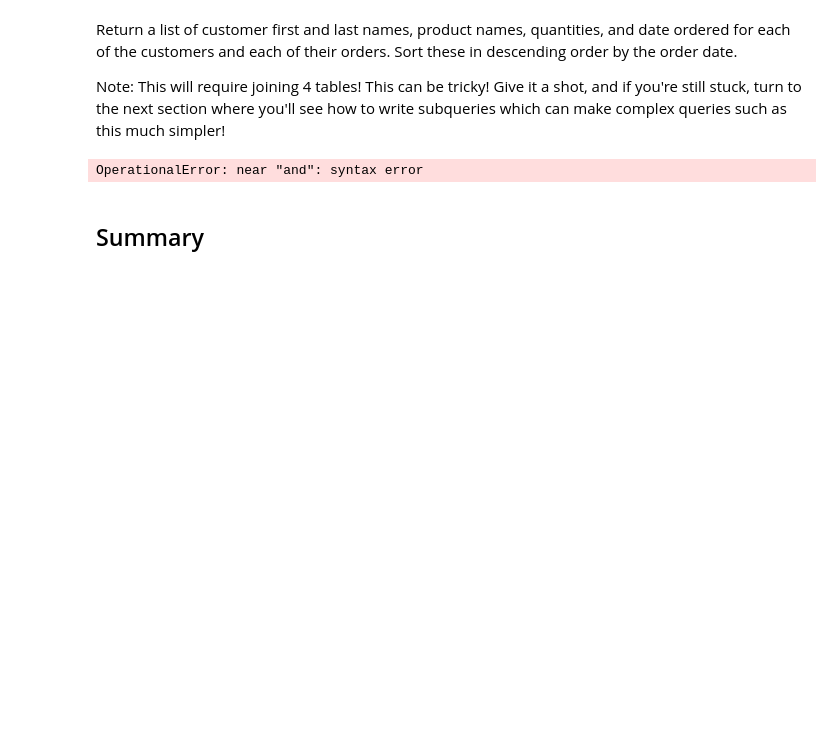
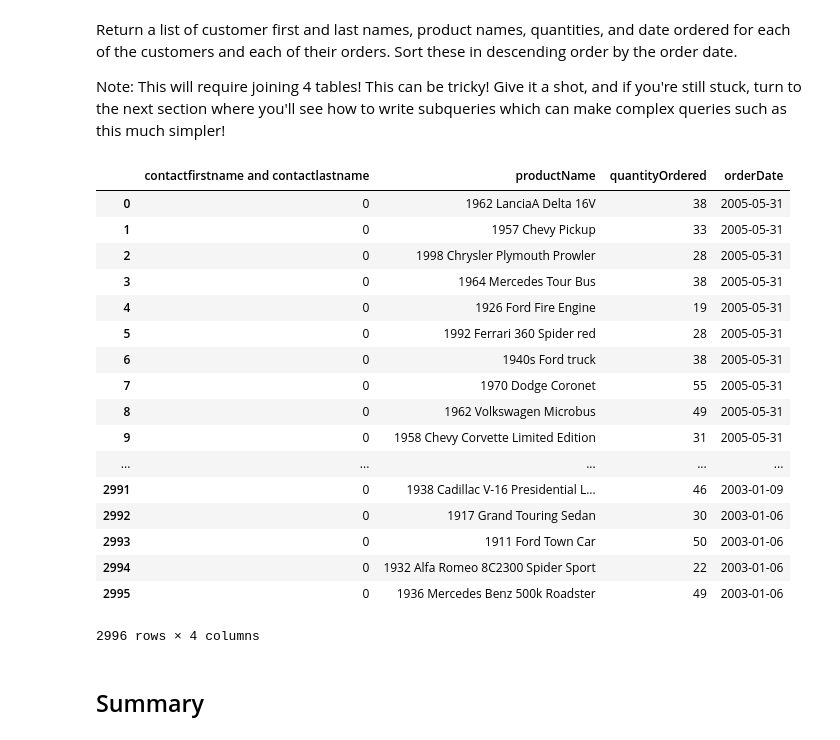
Before and after one commit to Princess-1/dsc-one-to-many-and-many-to-many-joins-lab-atlanta-ds-062419, a Jupyter notebook: index.ipynb, the cells around one changed output. Saved outputs shown, nothing was run; the diff lists cells and outputs as text; code cells hidden in the pictures; blank space fills up the shorter version.

```diff
--- a/index.ipynb
+++ b/index.ipynb
@@ -129,21 +129,38 @@ Return a list of customer first and last names, product names, quantities, and d
 Note: This will require joining 4 tables! This can be tricky! Give it a shot, and if you're still stuck, turn to the next section where you'll see how to write subqueries which can make complex queries such as this much simpler!
 # %%
 # Your code here
-c.execute('''SELECT contactfirstname and contactlastname, productname, quantitieordered, and orderdate
+c.execute('''SELECT contactfirstname and contactlastname, productname, quantityordered, orderdate
              FROM customers c
              JOIN orders o
              USING(customerNumber)
              JOIN orderdetails od
              USING(ordernumber)
              JOIN products p
              USING(productcode)
              ORDER BY orderdate DESC;
              ''')
 df = pd.DataFrame(c.fetchall())
 df.columns = [x[0] for x in c.description]
 df
 # %% [output]
+|  | contactfirstname and contactlastname | productName | quantityOrdered | orderDate |
+| 0 | 0 | 1962 LanciaA Delta 16V | 38 | 2005-05-31 |
+| 1 | 0 | 1957 Chevy Pickup | 33 | 2005-05-31 |
+| 2 | 0 | 1998 Chrysler Plymouth Prowler | 28 | 2005-05-31 |
+| 3 | 0 | 1964 Mercedes Tour Bus | 38 | 2005-05-31 |
+| 4 | 0 | 1926 Ford Fire Engine | 19 | 2005-05-31 |
+| 5 | 0 | 1992 Ferrari 360 Spider red | 28 | 2005-05-31 |
+| 6 | 0 | 1940s Ford truck | 38 | 2005-05-31 |
+| 7 | 0 | 1970 Dodge Coronet | 55 | 2005-05-31 |
+| 8 | 0 | 1962 Volkswagen Microbus | 49 | 2005-05-31 |
+| 9 | 0 | 1958 Chevy Corvette Limited Edition | 31 | 2005-05-31 |
+| ... | ... | ... | ... | ... |
+| 2991 | 0 | 1938 Cadillac V-16 Presidential L... | 46 | 2003-01-09 |
+| 2992 | 0 | 1917 Grand Touring Sedan | 30 | 2003-01-06 |
+| 2993 | 0 | 1911 Ford Town Car | 50 | 2003-01-06 |
+| 2994 | 0 | 1932 Alfa Romeo 8C2300 Spider Sport | 22 | 2003-01-06 |
+| 2995 | 0 | 1936 Mercedes Benz 500k Roadster | 49 | 2003-01-06 |
-OperationalError: near "and": syntax error
+2996 rows × 4 columns
 # %% [markdown]
 ## Summary
 # %% [markdown]
```
